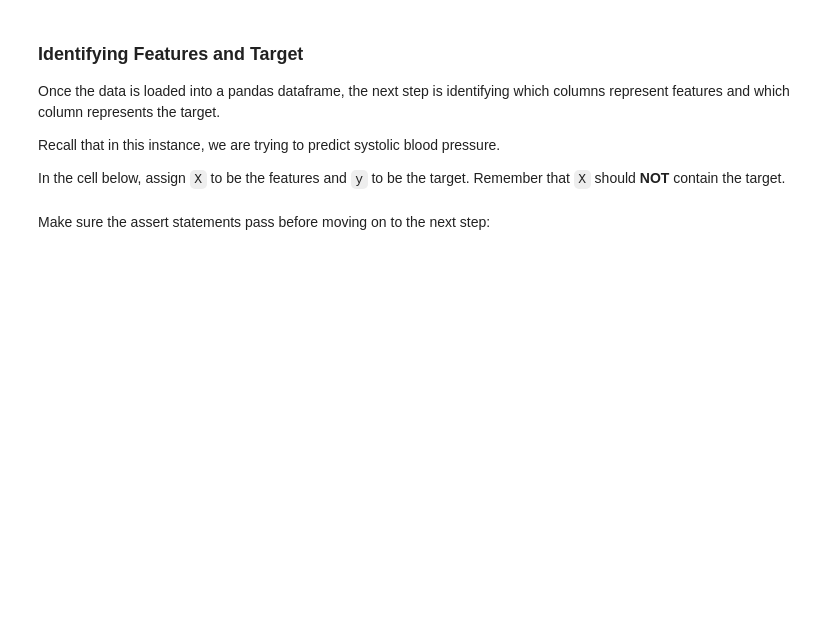
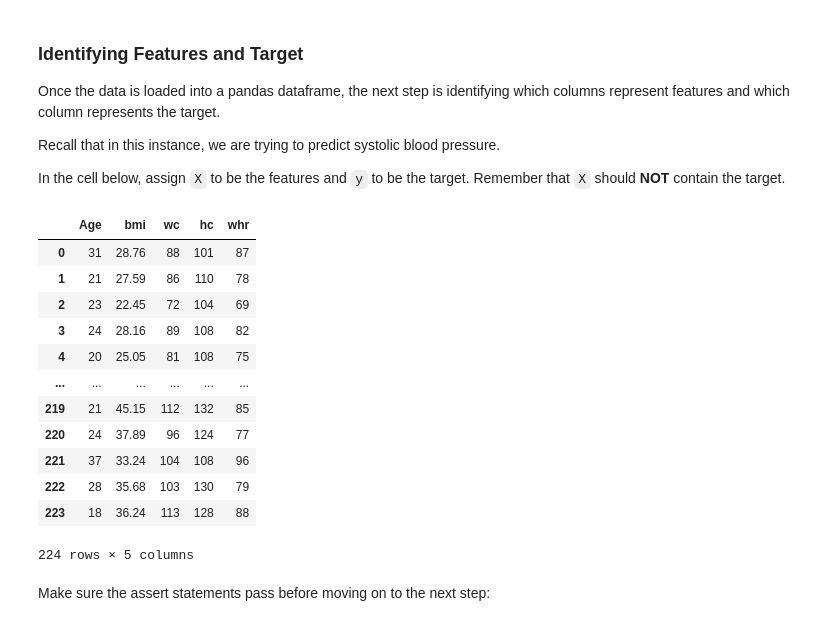
Before and after one commit to zshoorbajee/dsc-ml-fundamentals-lab, a Jupyter notebook: index.ipynb, the cells around one changed output. Cells and saved outputs as stored; diff of their text form; code cells hidden in the pictures; blank space fills up the shorter version.

```diff
--- a/index.ipynb
+++ b/index.ipynb
@@ -100,10 +114,24 @@ In the cell below, assign `X` to be the features and `y` to be the target. Remem
 # %%
 # Replace None with appropriate code
 
-X = None
-y = None
+X = df.drop(columns='SBP')
+y = df['SBP']
 
 X
+# %% [output]
+|  | Age | bmi | wc | hc | whr |
+| 0 | 31 | 28.76 | 88 | 101 | 87 |
+| 1 | 21 | 27.59 | 86 | 110 | 78 |
+| 2 | 23 | 22.45 | 72 | 104 | 69 |
+| 3 | 24 | 28.16 | 89 | 108 | 82 |
+| 4 | 20 | 25.05 | 81 | 108 | 75 |
+| ... | ... | ... | ... | ... | ... |
+| 219 | 21 | 45.15 | 112 | 132 | 85 |
+| 220 | 24 | 37.89 | 96 | 124 | 77 |
+| 221 | 37 | 33.24 | 104 | 108 | 96 |
+| 222 | 28 | 35.68 | 103 | 130 | 79 |
+| 223 | 18 | 36.24 | 113 | 128 | 88 |
+224 rows × 5 columns
 # %% [markdown]
 Make sure the assert statements pass before moving on to the next step:
 # %%
```
Also changed, not shown: parts of 25 cells of this notebook.
